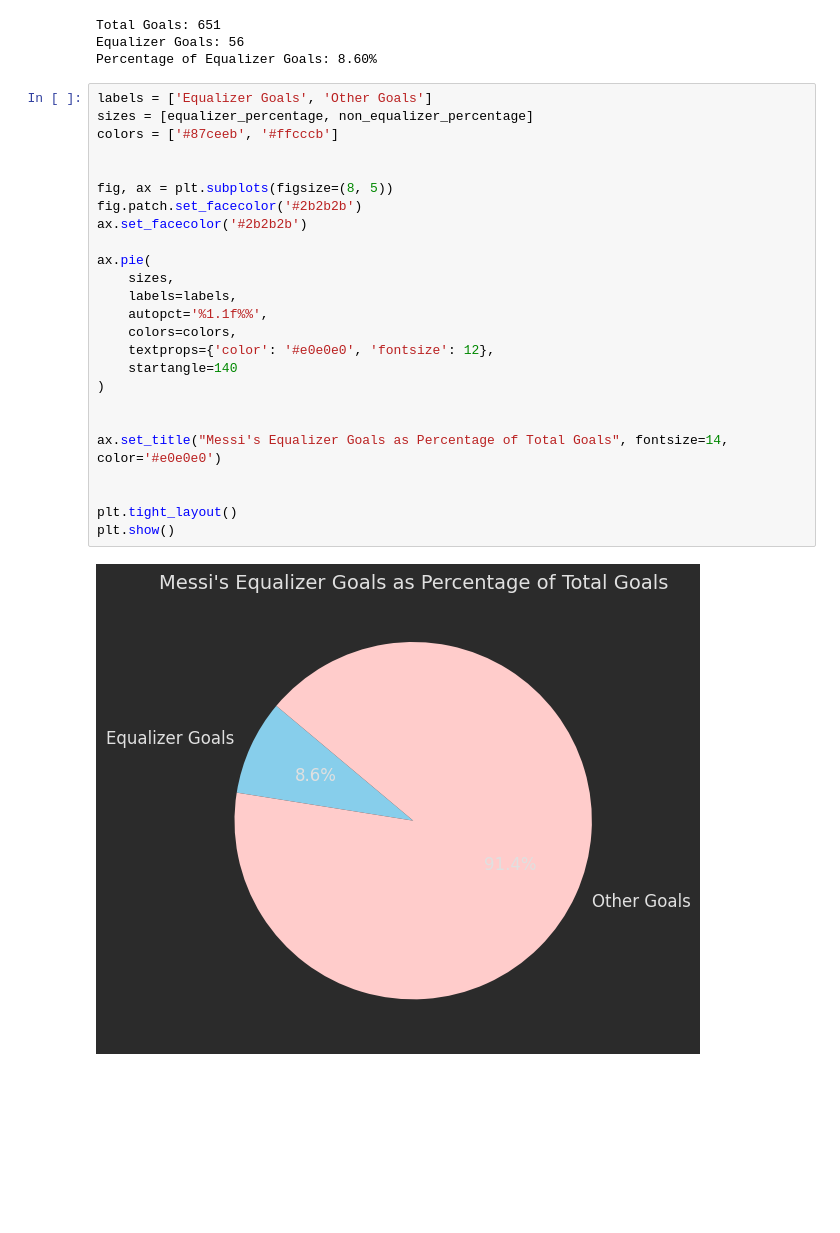
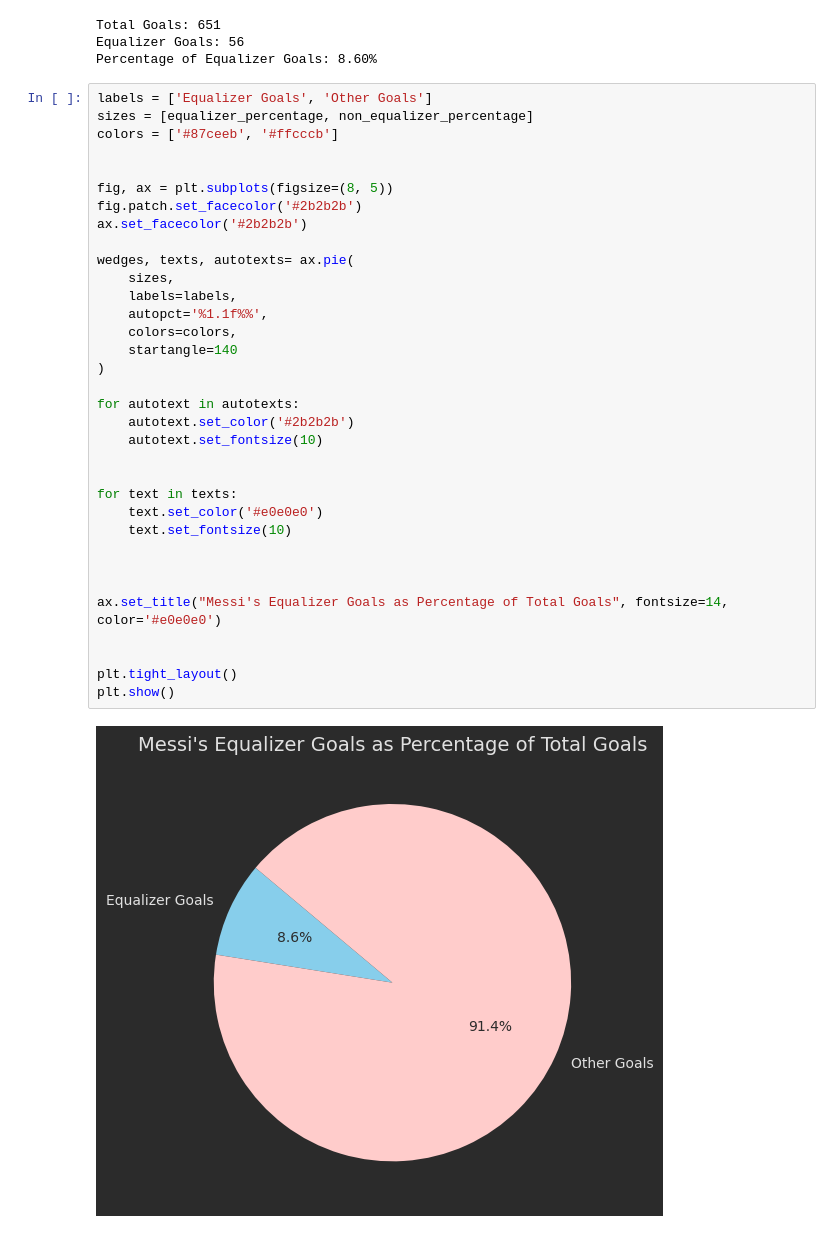
Before and after one commit to nakhani/Data-Science, a Jupyter notebook: Data Science_3/Lionel Messi/lionel_messi.ipynb, the cells around one changed output. Drawn from its saved outputs; the diff is of its cells as text; blank space fills up the shorter version.

Commit message:
change the image

```diff
--- a/Data Science_3/Lionel Messi/lionel_messi.ipynb
+++ b/Data Science_3/Lionel Messi/lionel_messi.ipynb
@@ -226,27 +226,36 @@ Percentage of Equalizer Goals: 8.60%
 # %%
 labels = ['Equalizer Goals', 'Other Goals']
 sizes = [equalizer_percentage, non_equalizer_percentage]
 colors = ['#87ceeb', '#ffcccb']
 
 
 fig, ax = plt.subplots(figsize=(8, 5))
 fig.patch.set_facecolor('#2b2b2b')
 ax.set_facecolor('#2b2b2b')
 
-ax.pie(
+wedges, texts, autotexts= ax.pie(
     sizes,
     labels=labels,
     autopct='%1.1f%%',
     colors=colors,
-    textprops={'color': '#e0e0e0', 'fontsize': 12},
     startangle=140
 )
+
+for autotext in autotexts:
+    autotext.set_color('#2b2b2b')
+    autotext.set_fontsize(10)
+
+
+for text in texts:
+    text.set_color('#e0e0e0')
+    text.set_fontsize(10)
+
 
 
 ax.set_title("Messi's Equalizer Goals as Percentage of Total Goals", fontsize=14, color='#e0e0e0')
 
 
 plt.tight_layout()
 plt.show()
 # %% [output]
-[figure, old version]
+[figure, new version]
```
Also changed, not shown: 1 other file.
